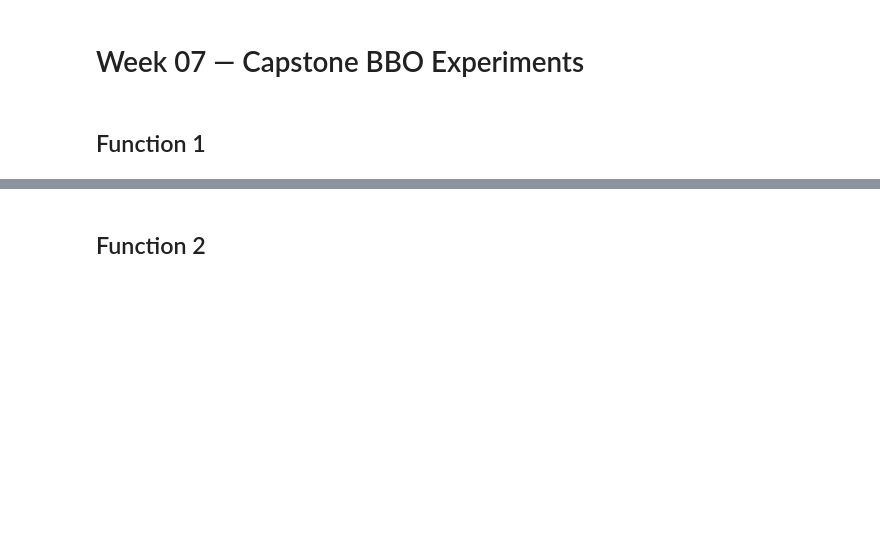
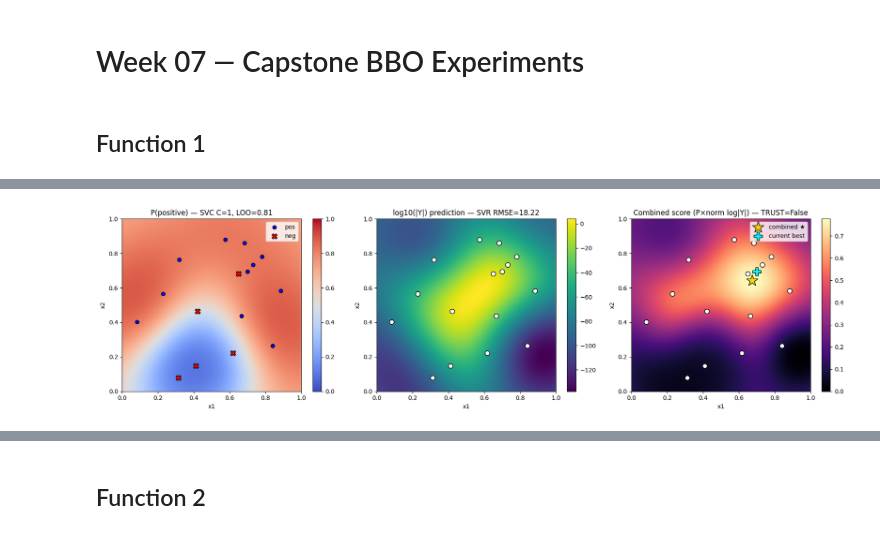
Before and after one commit to martinijfb/capstone_project_AI_ML, a Jupyter notebook: notebooks/week_07.ipynb, the cells around one changed output, grey strips where cells are left out. Drawn from its saved outputs; the diff is of its cells as text; code cells hidden in the pictures; blank space fills up the shorter version.

```diff
--- a/notebooks/week_07.ipynb
+++ b/notebooks/week_07.ipynb
@@ -42,0 +227,80 @@ next_query_1 = None
+# %%
+# ============================================================
+# F1 — Cell F: Combined classifier + log-SVR (always run for F1)
+# ============================================================
+sign = (Y > 0).astype(int)
+print(f"Sign: pos={sign.sum()}/{N}, neg={N-sign.sum()}/{N}")
+
+best_acc, best_C = 0, None
+for C in [1, 10, 100]:
+    svc = SVC(C=C, kernel='rbf', probability=True, random_state=0)
+    sc = cross_val_score(svc, X, sign, cv=LeaveOneOut(), scoring='accuracy')
+    acc = sc.mean()
+    print(f"  SVC C={C}: LOO acc = {acc:.3f}")
+    if acc > best_acc:
+        best_acc, best_C = acc, C
+print(f"Best classifier: C={best_C}, LOO acc = {best_acc:.3f}")
+clf = SVC(C=best_C, kernel='rbf', probability=True, random_state=0).fit(X, sign)
+
+logY = np.log10(np.abs(Y) + 1e-200)
+gs = GridSearchCV(SVR(kernel='rbf'),
+                  {'C':[0.1,1,10,100],'gamma':['scale','auto',0.5,1,2,5]},
+                  cv=LeaveOneOut(), scoring='neg_mean_squared_error', n_jobs=1)
+gs.fit(X, logY)
+svr_log = gs.best_estimator_
+rmse_logsvr = np.sqrt(-gs.best_score_)
+print(f"log-SVR: best={gs.best_params_}, LOO RMSE={rmse_logsvr:.3f}, log baseline={logY.std():.3f}")
+
+# Combined score
+g = 200
+gx, gy = np.meshgrid(np.linspace(0,1,g), np.linspace(0,1,g))
+cand = np.column_stack([gx.ravel(), gy.ravel()])
+p_pos = clf.predict_proba(cand)[:,1]
+log_pred = svr_log.predict(cand)
+norm_log = (log_pred - log_pred.min())/(log_pred.max()-log_pred.min()+1e-12)
+combined = p_pos * norm_log
+i_star = combined.argmax()
+combined_query = cand[i_star]
+
+# Trust checks
+xb = X[Y.argmax()]; ybest = Y.max()
+neg_X = X[Y<0]
+d_to_neg = cdist([combined_query], neg_X).min()
+log_at_best = svr_log.predict(xb.reshape(1,-1))[0]
+log_obs_at_best = np.log10(abs(ybest) + 1e-200)
+calib_err = abs(log_at_best - log_obs_at_best)
+
+print(f"\nCombined-score winner: x={combined_query.round(4).tolist()}")
+print(f"  P(pos)={p_pos[i_star]:.3f}, log_pred={log_pred[i_star]:.2f}, score={combined[i_star]:.4f}")
+print(f"\nTRUST CHECKS:")
+print(f"  classifier LOO {best_acc:.3f} >= 0.85? {best_acc >= 0.85}")
+print(f"  candidate dist to nearest neg: {d_to_neg:.3f} >= 0.15? {d_to_neg >= 0.15}")
+print(f"  log-SVR @ x_best: pred={log_at_best:.2f}, obs={log_obs_at_best:.2f}, err={calib_err:.2f}")
+trust_combined = (best_acc >= 0.85) and (d_to_neg >= 0.15) and (calib_err <= 5.0)
+print(f"\nTRUST: {trust_combined} → {'use combined' if trust_combined else 'fall back to balanced Voronoi (Cell H)'}")
+
+# 3-panel plot
+fig, axes = plt.subplots(1, 3, figsize=(18, 5))
+extent = (0, 1, 0, 1)
+im0 = axes[0].imshow(p_pos.reshape(g, g), origin='lower', extent=extent, cmap='coolwarm', vmin=0, vmax=1, aspect='auto')
+axes[0].scatter(X[sign==1, 0], X[sign==1, 1], c='blue', s=40, edgecolor='k', label='pos')
+axes[0].scatter(X[sign==0, 0], X[sign==0, 1], c='red',  s=80, marker='X', edgecolor='k', label='neg')
+axes[0].set_title(f'P(positive) — SVC C={best_C}, LOO={best_acc:.2f}')
+axes[0].legend(); plt.colorbar(im0, ax=axes[0])
+
+im1 = axes[1].imshow(log_pred.reshape(g, g), origin='lower', extent=extent, cmap='viridis', aspect='auto')
+axes[1].scatter(X[:, 0], X[:, 1], c='white', s=60, edgecolor='k')
+axes[1].set_title(f'log10(|Y|) prediction — SVR RMSE={rmse_logsvr:.2f}'); plt.colorbar(im1, ax=axes[1])
+
+im2 = axes[2].imshow(combined.reshape(g, g), origin='lower', extent=extent, cmap='magma', aspect='auto')
+axes[2].scatter(X[:, 0], X[:, 1], c='white', s=60, edgecolor='k')
+axes[2].scatter(*combined_query, marker='*', s=400, c='gold', edgecolor='k', zorder=5, label='combined ★')
+axes[2].scatter(*xb, marker='P', s=200, c='cyan', edgecolor='k', zorder=4, label='current best')
+axes[2].set_title(f'Combined score (P×norm log|Y|) — TRUST={trust_combined}')
+axes[2].legend(); plt.colorbar(im2, ax=axes[2])
+for a in axes:
+    a.set_xlabel('x1'); a.set_ylabel('x2'); a.set_xlim(0,1); a.set_ylim(0,1)
+plt.tight_layout()
+plt.savefig('../plots/week_07/function_1_combined.png', dpi=110, bbox_inches='tight')
+plt.show()
+# %% [output]
@@ -42,0 +323 @@ next_query_1 = None
+[figure, added]
```
Also changed, not shown: parts of 58 cells of this notebook, 42 other files.
